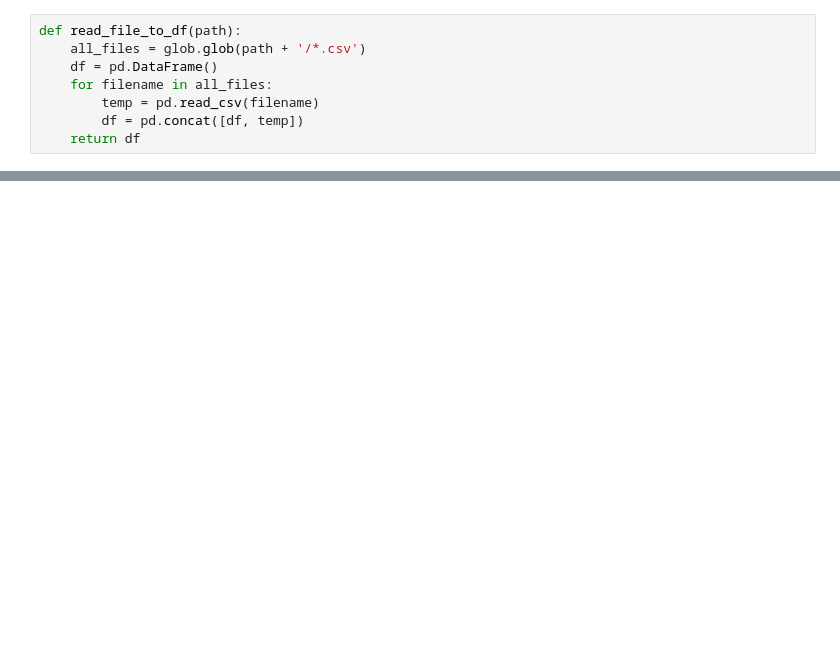
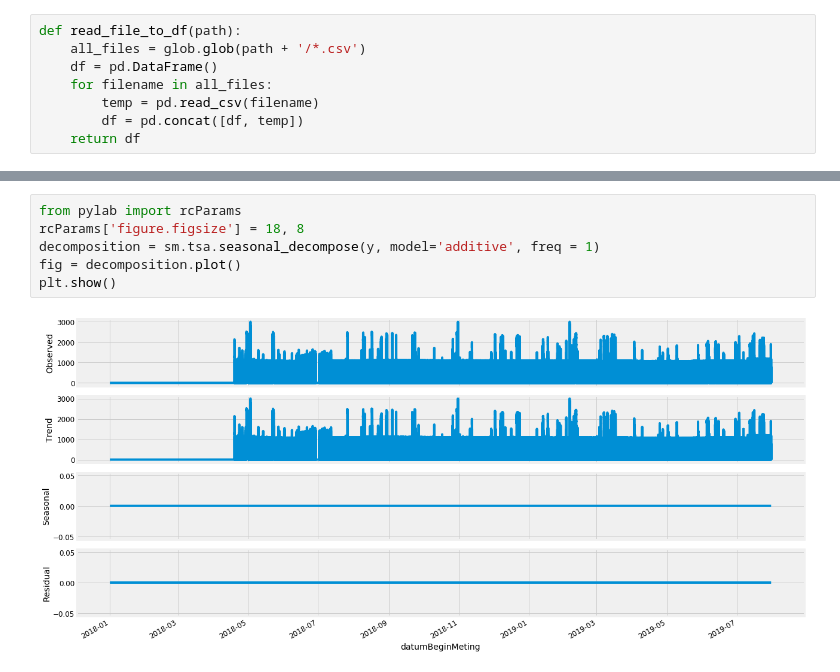
Before and after one commit to Trezorro/waterschap-datachallenge, a Jupyter notebook: Flow analysis 24-09.ipynb, the cells around one changed output, grey strips where cells are left out. Saved outputs shown, nothing was run; the diff lists cells and outputs as text; blank space fills up the shorter version.

```diff
--- a/Flow analysis 24-09.ipynb
+++ b/Flow analysis 24-09.ipynb
@@ -113,0 +199,8 @@ data
+# %%
+from pylab import rcParams
+rcParams['figure.figsize'] = 18, 8
+decomposition = sm.tsa.seasonal_decompose(y, model='additive', freq = 1)
+fig = decomposition.plot()
+plt.show()
+# %% [output]
+[figure, added]
```
Also changed, not shown: parts of 30 cells of this notebook.
